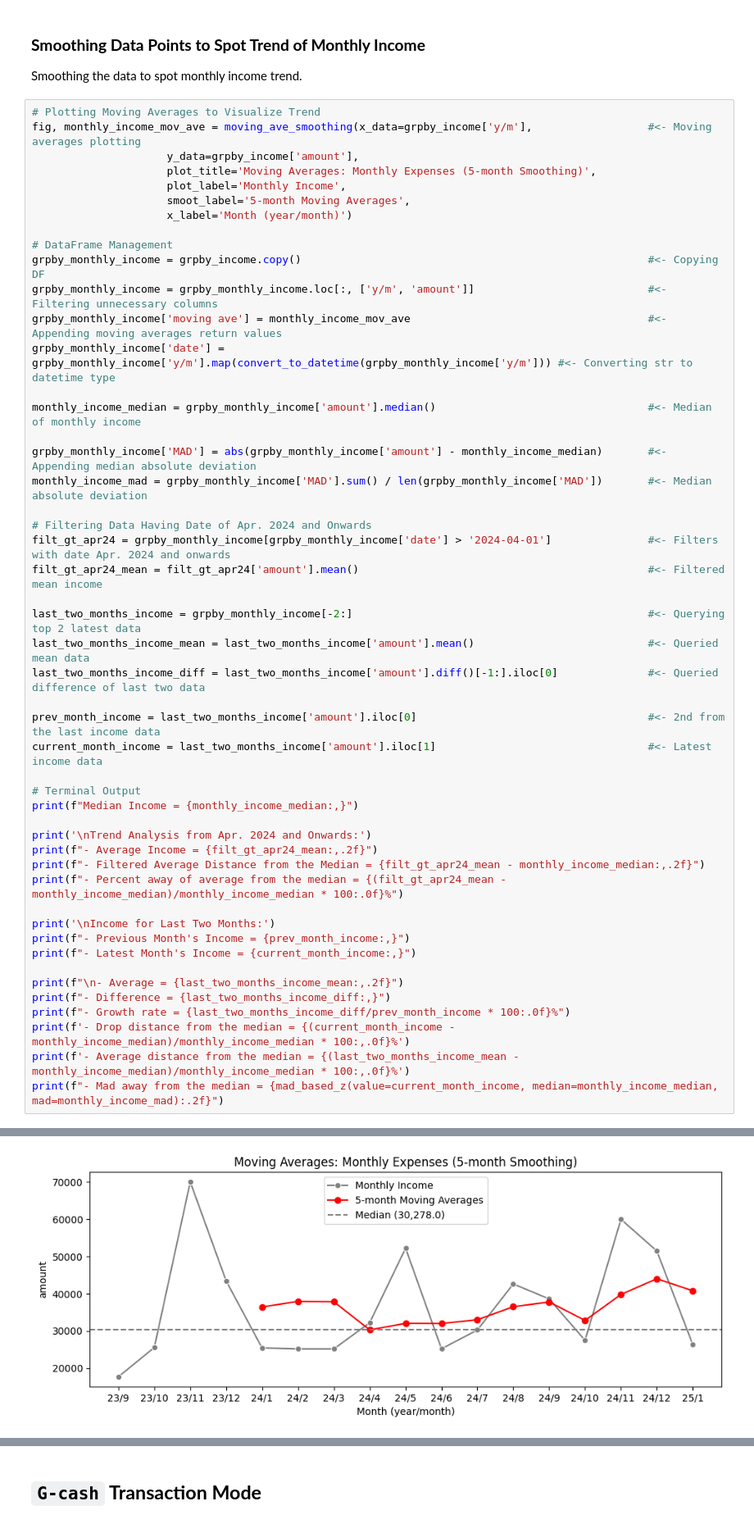
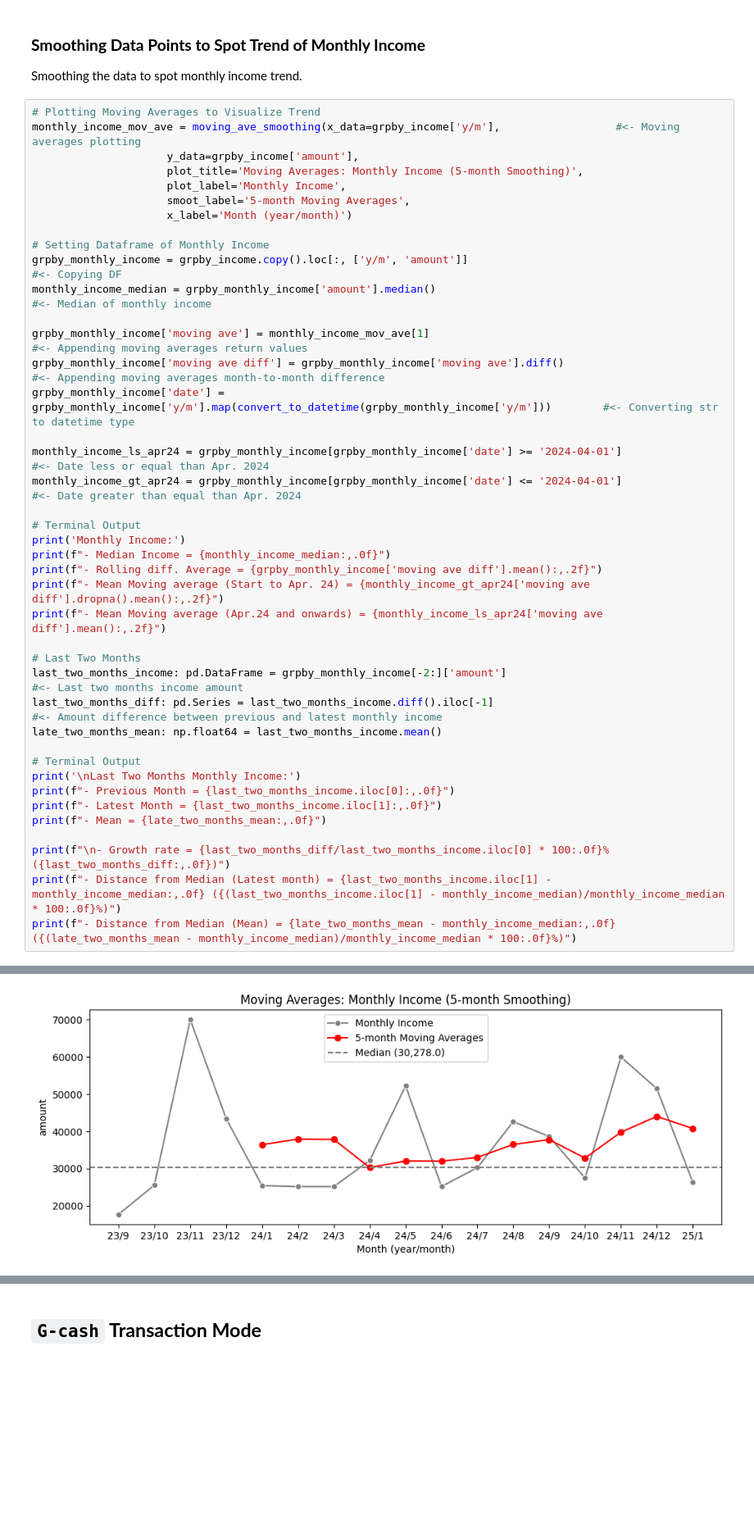
Before and after one commit to Ivan-Alexis-Tan/Finance-Manager, a Jupyter notebook: Personal Finance Analysis.ipynb, the cells around one changed output, grey strips where cells are left out. Shown at 82% size. Drawn from its saved outputs; the diff is of its cells as text; blank space fills up the shorter version.

```diff
--- a/Personal Finance Analysis.ipynb
+++ b/Personal Finance Analysis.ipynb
@@ -2147,51 +2122,43 @@ Underestimated = 7
 Smoothing the data to spot monthly income trend.
 # %%
 # Plotting Moving Averages to Visualize Trend
-fig, monthly_income_mov_ave = moving_ave_smoothing(x_data=grpby_income['y/m'],                  #<- Moving averages plotting
+monthly_income_mov_ave = moving_ave_smoothing(x_data=grpby_income['y/m'],                  #<- Moving averages plotting
                      y_data=grpby_income['amount'],
-                     plot_title='Moving Averages: Monthly Expenses (5-month Smoothing)',
+                     plot_title='Moving Averages: Monthly Income (5-month Smoothing)',
                      plot_label='Monthly Income',
                      smoot_label='5-month Moving Averages',
                      x_label='Month (year/month)')
 
-# DataFrame Management
-grpby_monthly_income = grpby_income.copy()                                                      #<- Copying DF
-grpby_monthly_income = grpby_monthly_income.loc[:, ['y/m', 'amount']]                           #<- Filtering unnecessary columns
-grpby_monthly_income['moving ave'] = monthly_income_mov_ave                                     #<- Appending moving averages return values
-grpby_monthly_income['date'] = grpby_monthly_income['y/m'].map(convert_to_datetime(grpby_monthly_income['y/m'])) #<- Converting str to datetime type
+# Setting Dataframe of Monthly Income
+grpby_monthly_income = grpby_income.copy().loc[:, ['y/m', 'amount']]                                                    #<- Copying DF
+monthly_income_median = grpby_monthly_income['amount'].median()                                                         #<- Median of monthly income
 
-monthly_income_median = grpby_monthly_income['amount'].median()                                 #<- Median of monthly income
+grpby_monthly_income['moving ave'] = monthly_income_mov_ave[1]                                                          #<- Appending moving averages return values
+grpby_monthly_income['moving ave diff'] = grpby_monthly_income['moving ave'].diff()                                     #<- Appending moving averages month-to-month difference
+grpby_monthly_income['date'] = grpby_monthly_income['y/m'].map(convert_to_datetime(grpby_monthly_income['y/m']))        #<- Converting str to datetime type
 
-grpby_monthly_income['MAD'] = abs(grpby_monthly_income['amount'] - monthly_income_median)       #<- Appending median absolute deviation
-monthly_income_mad = grpby_monthly_income['MAD'].sum() / len(grpby_monthly_income['MAD'])       #<- Median absolute deviation
-
-# Filtering Data Having Date of Apr. 2024 and Onwards
-filt_gt_apr24 = grpby_monthly_income[grpby_monthly_income['date'] > '2024-04-01']               #<- Filters with date Apr. 2024 and onwards
-filt_gt_apr24_mean = filt_gt_apr24['amount'].mean()                                             #<- Filtered mean income
-
-last_two_months_income = grpby_monthly_income[-2:]                                              #<- Querying top 2 latest data
-last_two_months_income_mean = last_two_months_income['amount'].mean()                           #<- Queried mean data
-last_two_months_income_diff = last_two_months_income['amount'].diff()[-1:].iloc[0]              #<- Queried difference of last two data
-
-prev_month_income = last_two_months_income['amount'].iloc[0]                                    #<- 2nd from the last income data
-current_month_income = last_two_months_income['amount'].iloc[1]                                 #<- Latest income data
+monthly_income_ls_apr24 = grpby_monthly_income[grpby_monthly_income['date'] >= '2024-04-01']                            #<- Date less or equal than Apr. 2024
+monthly_income_gt_apr24 = grpby_monthly_income[grpby_monthly_income['date'] <= '2024-04-01']                            #<- Date greater than equal than Apr. 2024
 
 # Terminal Output
-print(f"Median Income = {monthly_income_median:,}")
+print('Monthly Income:')
+print(f"- Median Income = {monthly_income_median:,.0f}")
+print(f"- Rolling diff. Average = {grpby_monthly_income['moving ave diff'].mean():,.2f}")
+print(f"- Mean Moving average (Start to Apr. 24) = {monthly_income_gt_apr24['moving ave diff'].dropna().mean():,.2f}")
+print(f"- Mean Moving average (Apr.24 and onwards) = {monthly_income_ls_apr24['moving ave diff'].mean():,.2f}")
 
-print('\nTrend Analysis from Apr. 2024 and Onwards:')
-print(f"- Average Income = {filt_gt_apr24_mean:,.2f}")
-print(f"- Filtered Average Distance from the Median = {filt_gt_apr24_mean - monthly_income_median:,.2f}")
-print(f"- Percent away of average from the median = {(filt_gt_apr24_mean - monthly_income_median)/monthly_income_median * 100:.0f}%")
+# Last Two Months
+last_two_months_income: pd.DataFrame = grpby_monthly_income[-2:]['amount']                                              #<- Last two months income amount
+last_two_months_diff: pd.Series = last_two_months_income.diff().iloc[-1]                                                #<- Amount difference between previous and latest monthly income
+late_two_months_mean: np.float64 = last_two_months_income.mean()
 
-print('\nIncome for Last Two Months:')
-print(f"- Previous Month's Income = {prev_month_income:,}")
-print(f"- Latest Month's Income = {current_month_income:,}")
+# Terminal Output
+print('\nLast Two Months Monthly Income:')
+print(f"- Previous Month = {last_two_months_income.iloc[0]:,.0f}")
+print(f"- Latest Month = {last_two_months_income.iloc[1]:,.0f}")
+print(f"- Mean = {late_two_months_mean:,.0f}")
 
-print(f"\n- Average = {last_two_months_income_mean:,.2f}")
-print(f"- Difference = {last_two_months_income_diff:,}")
-print(f"- Growth rate = {last_two_months_income_diff/prev_month_income * 100:.0f}%")
-print(f'- Drop distance from the median = {(current_month_income - monthly_income_median)/monthly_income_median * 100:,.0f}%')
-print(f'- Average distance from the median = {(last_two_months_income_mean - monthly_income_median)/monthly_income_median * 100:,.0f}%')
-print(f"- Mad away from the median = {mad_based_z(value=current_month_income, median=monthly_income_median, mad=monthly_income_mad):.2f}")
+print(f"\n- Growth rate = {last_two_months_diff/last_two_months_income.iloc[0] * 100:.0f}% ({last_two_months_diff:,.0f})")
+print(f"- Distance from Median (Latest month) = {last_two_months_income.iloc[1] - monthly_income_median:,.0f} ({(last_two_months_income.iloc[1] - monthly_income_median)/monthly_income_median * 100:.0f}%)")
+print(f"- Distance from Median (Mean) = {late_two_months_mean - monthly_income_median:,.0f} ({(late_two_months_mean - monthly_income_median)/monthly_income_median * 100:.0f}%)")
 # %% [output]
@@ -2215 +2179 @@ Income for Last Two Months:
-[figure, old version]
+[figure, new version]
```
Also changed, not shown: parts of 25 cells of this notebook.
